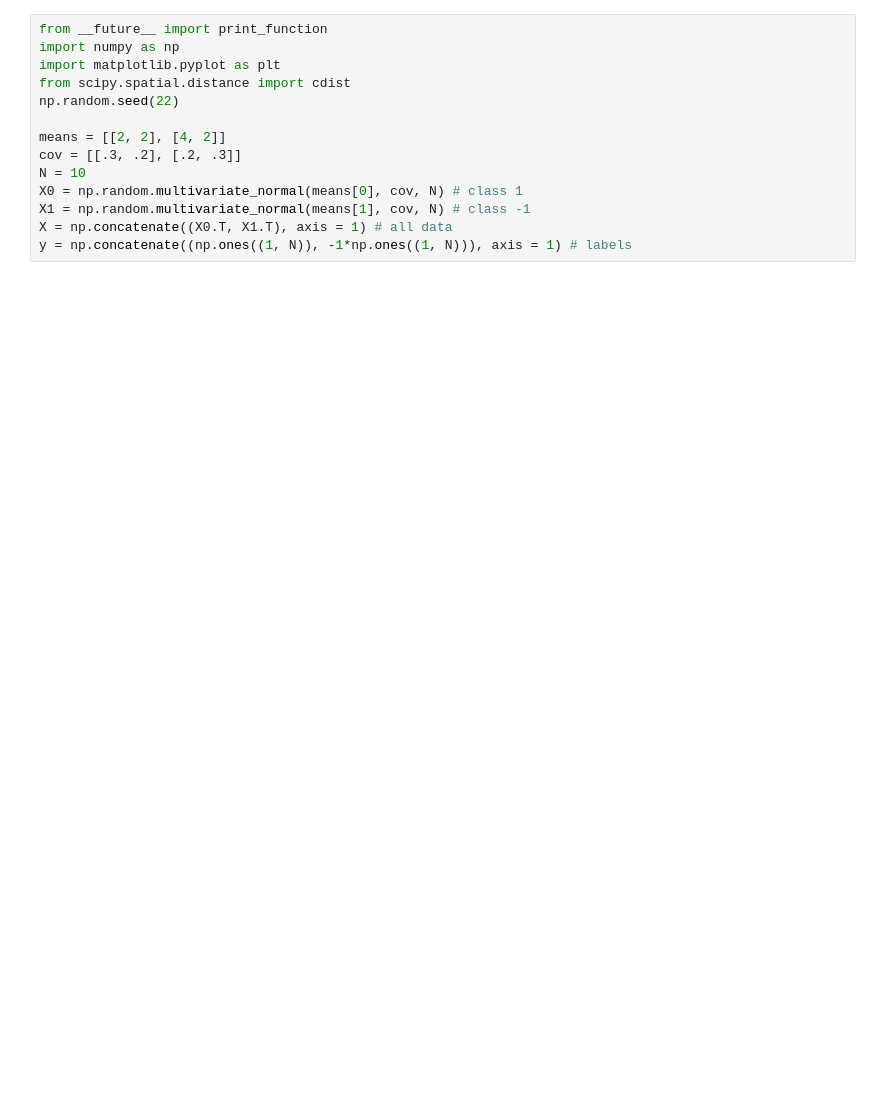
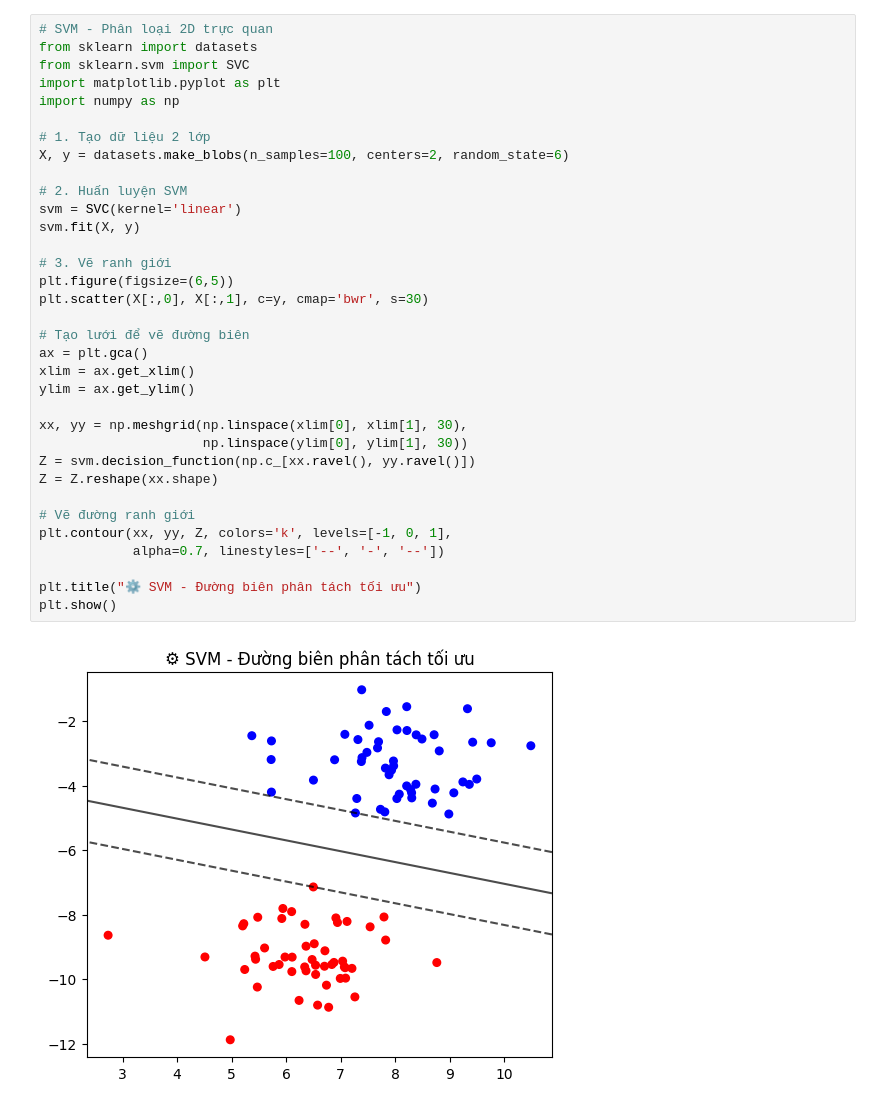
Before and after one commit to CodeWithVu/pythonPrograming, a Jupyter notebook: exercise/w4/svm.ipynb, the cells around one changed output. Cells and saved outputs as stored; diff of their text form; blank space fills up the shorter version.

```diff
--- a/exercise/w4/svm.ipynb
+++ b/exercise/w4/svm.ipynb
@@ -1,14 +1,36 @@
 # %%
-from __future__ import print_function
+# SVM - Phân loại 2D trực quan
+from sklearn import datasets
+from sklearn.svm import SVC
+import matplotlib.pyplot as plt
 import numpy as np
-import matplotlib.pyplot as plt
-from scipy.spatial.distance import cdist
-np.random.seed(22)
 
-means = [[2, 2], [4, 2]]
-cov = [[.3, .2], [.2, .3]]
-N = 10
-X0 = np.random.multivariate_normal(means[0], cov, N) # class 1
-X1 = np.random.multivariate_normal(means[1], cov, N) # class -1
-X = np.concatenate((X0.T, X1.T), axis = 1) # all data
-y = np.concatenate((np.ones((1, N)), -1*np.ones((1, N))), axis = 1) # labels
+# 1. Tạo dữ liệu 2 lớp
+X, y = datasets.make_blobs(n_samples=100, centers=2, random_state=6)
+
+# 2. Huấn luyện SVM
+svm = SVC(kernel='linear')
+svm.fit(X, y)
+
+# 3. Vẽ ranh giới
+plt.figure(figsize=(6,5))
+plt.scatter(X[:,0], X[:,1], c=y, cmap='bwr', s=30)
+
+# Tạo lưới để vẽ đường biên
+ax = plt.gca()
+xlim = ax.get_xlim()
+ylim = ax.get_ylim()
+
+xx, yy = np.meshgrid(np.linspace(xlim[0], xlim[1], 30),
+                     np.linspace(ylim[0], ylim[1], 30))
+Z = svm.decision_function(np.c_[xx.ravel(), yy.ravel()])
+Z = Z.reshape(xx.shape)
+
+# Vẽ đường ranh giới
+plt.contour(xx, yy, Z, colors='k', levels=[-1, 0, 1],
+            alpha=0.7, linestyles=['--', '-', '--'])
+
+plt.title("⚙️ SVM - Đường biên phân tách tối ưu")
+plt.show()
+# %% [output]
+[figure, added]
```
Also changed, not shown: parts of 1 cell of this notebook.
